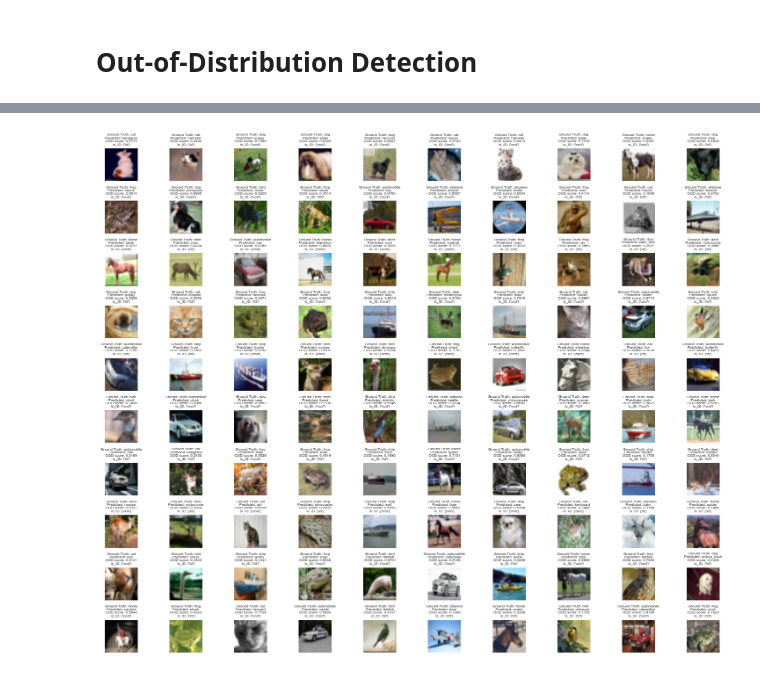
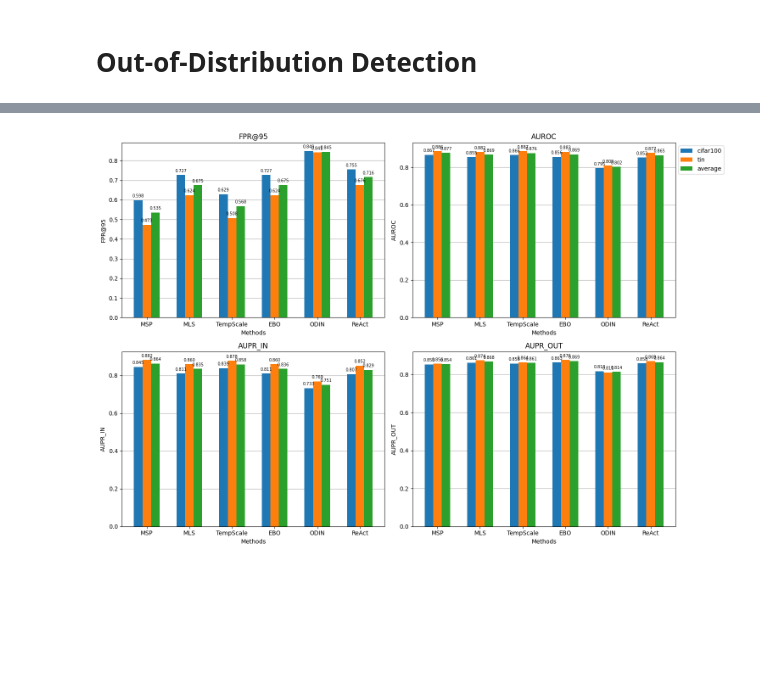
Before and after one commit to ardianugraha/ip-paris-ood-detection, a Jupyter notebook: ood.ipynb, the cells around one changed output, grey strips where cells are left out. Cells and saved outputs as stored; diff of their text form; code cells hidden in the pictures; blank space fills up the shorter version.

Commit message:
add cifar10

```diff
--- a/ood.ipynb
+++ b/ood.ipynb
@@ -63,8 +69,10 @@ postprocessor_name = "msp"
+# %%
+postprocessor_name = "react" # msp, mls, temp_scaling, ebo, odin, react
 # %%
 
 evaluator = Evaluator(
     net,
-    id_name='cifar100',                     # the target ID dataset
+    id_name='cifar10',                     # the target ID dataset
     data_root='./data',                    # change if necessary
     config_root=None,                      # see notes above
     preprocessor=None,                     # default preprocessing for the target ID dataset
@@ -72,7 +80,7 @@ evaluator = Evaluator(
     postprocessor=None,                    # if you want to use your own postprocessor
     batch_size=128,                        # for certain methods the results can be slightly affected by batch size
     shuffle=False,
-    num_workers=2
+    num_workers=4
     )                         # could use more num_workers outside colab
 # %%
 metrics = evaluator.eval_ood(fsood=False)
@@ -293,7 +198,8 @@ for i, idx in enumerate(random_indices):
     col = i % 10
 
     image_path = ood_file_paths_cifar10[idx]
-    img = mpimg.imread(image_path)
+    # img = mpimg.imread(image_path)
+    img = Image.open(image_path)
     # Extract class name from the file path
     class_name = image_path.split('/')[-2]  # Adjust the split as per your file path structure
 
@@ -301,13 +207,61 @@ for i, idx in enumerate(random_indices):
     ground_truth = class_name
     predicted_label = classes_cifar100[id_pred[idx]]
     score = ood_conf_cifar10[idx]
-    is_id = {"ood" if score > 0.5 else "id"}
+    is_ood = True if score > 0.5 else False
 
     axes[row, col].imshow(img)
-    axes[row, col].set_title(f"Ground Truth: {ground_truth}\nPredicted: {predicted_label}\nOOD score: {score:.4f}\nis_ID: {is_id}")
+    axes[row, col].set_title(f"Ground Truth: {ground_truth}\nPredicted: {predicted_label}\nOOD score: {score:.4f}\nis_OOD: {is_ood}")
     axes[row, col].axis('off')
+
+    if is_ood:
+        rect = patches.Rectangle((0, 0), img.size[0], img.size[1], linewidth=3, edgecolor='red', facecolor='none')
+        axes[row, col].add_patch(rect)
 
 plt.tight_layout()
 plt.show()
-# %% [output]
-[figure, removed]
+# %%
+import matplotlib.pyplot as plt
+import numpy as np
+
+# Data for the chart
+methods = ['MSP', 'MLS', 'TempScale', 'EBO', 'ODIN', 'ReAct']
+datasets = ['cifar100', 'tin', 'average']
+metrics = ['FPR@95', 'AUROC', 'AUPR_IN', 'AUPR_OUT']
+data = {
+    'MSP': [ [0.5982, 0.8673, 0.8454, 0.8528], [0.4727, 0.8864, 0.8822, 0.8558], [0.5354, 0.8768, 0.8638, 0.8543] ],
+    'MLS': [ [0.7266, 0.8549, 0.8108, 0.8614], [0.624, 0.8822, 0.8597, 0.8741], [0.6753, 0.8686, 0.8352, 0.8677] ],
+    'TempScale': [ [0.6289, 0.8661, 0.8386, 0.8579], [0.5079, 0.8869, 0.8781, 0.8636], [0.5684, 0.8765, 0.8584, 0.8607] ],
+    'EBO': [ [0.7269, 0.8555, 0.811, 0.8626], [0.624, 0.8831, 0.8601, 0.8762], [0.6754, 0.8693, 0.8355, 0.8694] ],
+    'ODIN': [ [0.8487, 0.7955, 0.7332, 0.8175], [0.8412, 0.8095, 0.769, 0.811], [0.8449, 0.8025, 0.7511, 0.8142] ],
+    'ReAct': [ [0.7551, 0.8524, 0.8067, 0.8583], [0.6763, 0.877, 0.8516, 0.8693], [0.7157, 0.8647, 0.8291, 0.8638] ]
+}
+
+# Plotting
+fig, axes = plt.subplots(2, 2, figsize=(15, 10))
+
+for idx, metric in enumerate(metrics):
+    ax = axes[idx // 2, idx % 2]
+    bar_width = 0.2
+    index = np.arange(len(methods))
+
+    for i, dataset in enumerate(datasets):
+        values = [data[method][i][idx] for method in methods]
+        ax.bar(index + i * bar_width, values, bar_width, label=dataset, zorder=2)
+    # Adding labels on each bar
+        for j, value in enumerate(values):
+            ax.text(index[j] + i * bar_width, value + 0.01, f'{value:.3f}', ha='center', va='bottom', fontsize='x-small')
+    ax.set_xlabel('Methods')
+    ax.set_ylabel(metric)
+    ax.set_title(metric)
+    ax.set_xticks(index + bar_width)
+    ax.set_xticklabels(methods)
+    if idx == 1:
+        ax.legend(loc='upper left', bbox_to_anchor=(1, 1))
+
+
+    ax.grid(axis='y', zorder=1)
+
+plt.tight_layout()
+plt.show()
+# %% [output]
+[figure, added]
```
Also changed, not shown: parts of 7 cells of this notebook.
